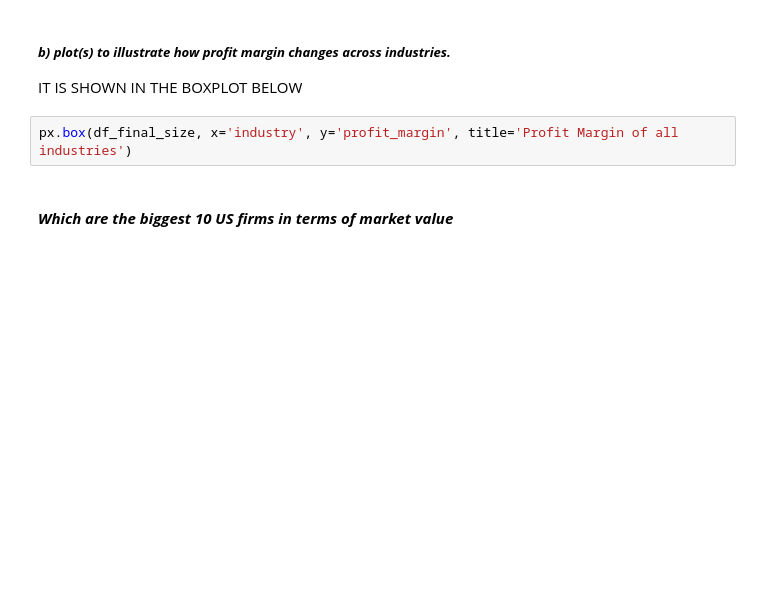
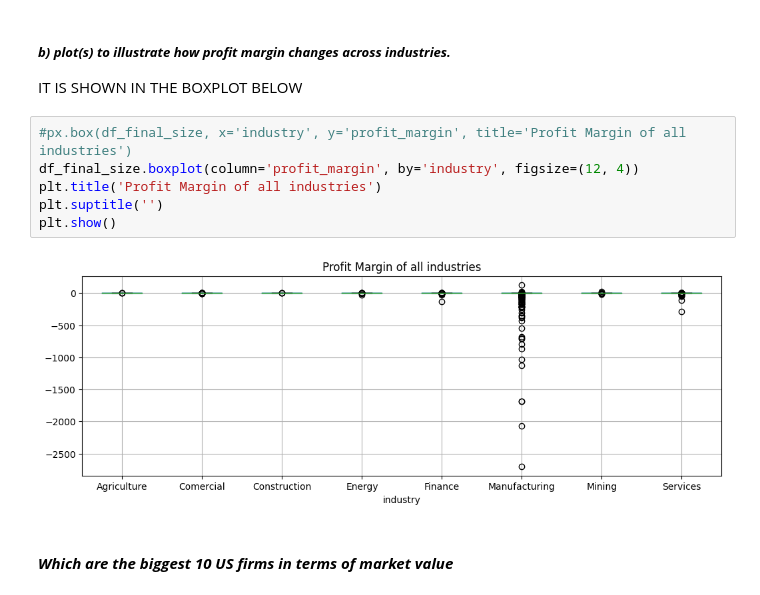
Before and after one commit to A01706648/TC3006_ClassWork, a Jupyter notebook: m1/M1_Delivery.ipynb, the cells around one changed output. Saved outputs shown, nothing was run; the diff lists cells and outputs as text; blank space fills up the shorter version.

```diff
--- a/m1/M1_Delivery.ipynb
+++ b/m1/M1_Delivery.ipynb
@@ -365,7 +383,13 @@ df_profit_margin
 ##### ***b) plot(s) to illustrate how profit margin changes across industries.***
 IT IS SHOWN IN THE BOXPLOT BELOW
 # %%
-px.box(df_final_size, x='industry', y='profit_margin', title='Profit Margin of all industries')
+#px.box(df_final_size, x='industry', y='profit_margin', title='Profit Margin of all industries')
+df_final_size.boxplot(column='profit_margin', by='industry', figsize=(12, 4))
+plt.title('Profit Margin of all industries')
+plt.suptitle('')
+plt.show()
+# %% [output]
+[figure, added]
 # %% [markdown]
 #### ***Which are the biggest 10 US firms in terms of market value***
 # %% [markdown]
```
Also changed, not shown: parts of 3 cells of this notebook.
